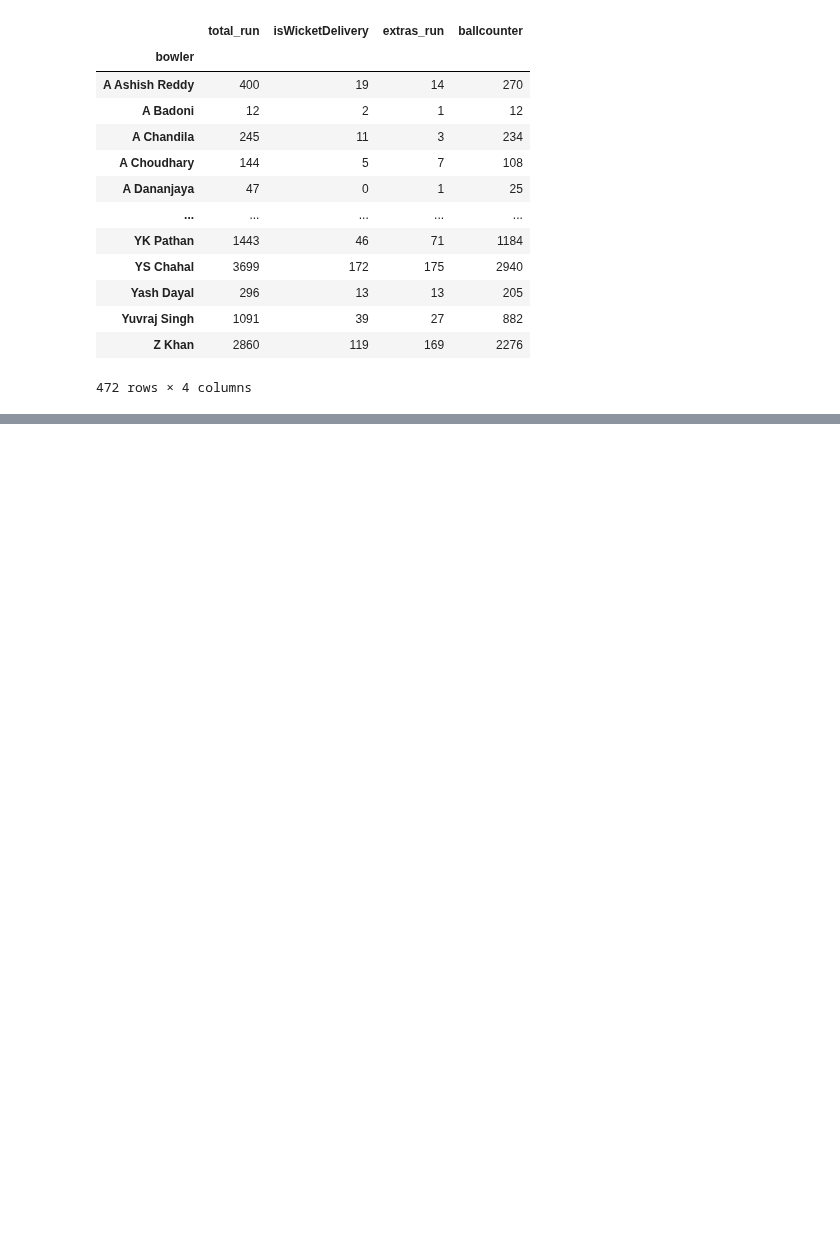
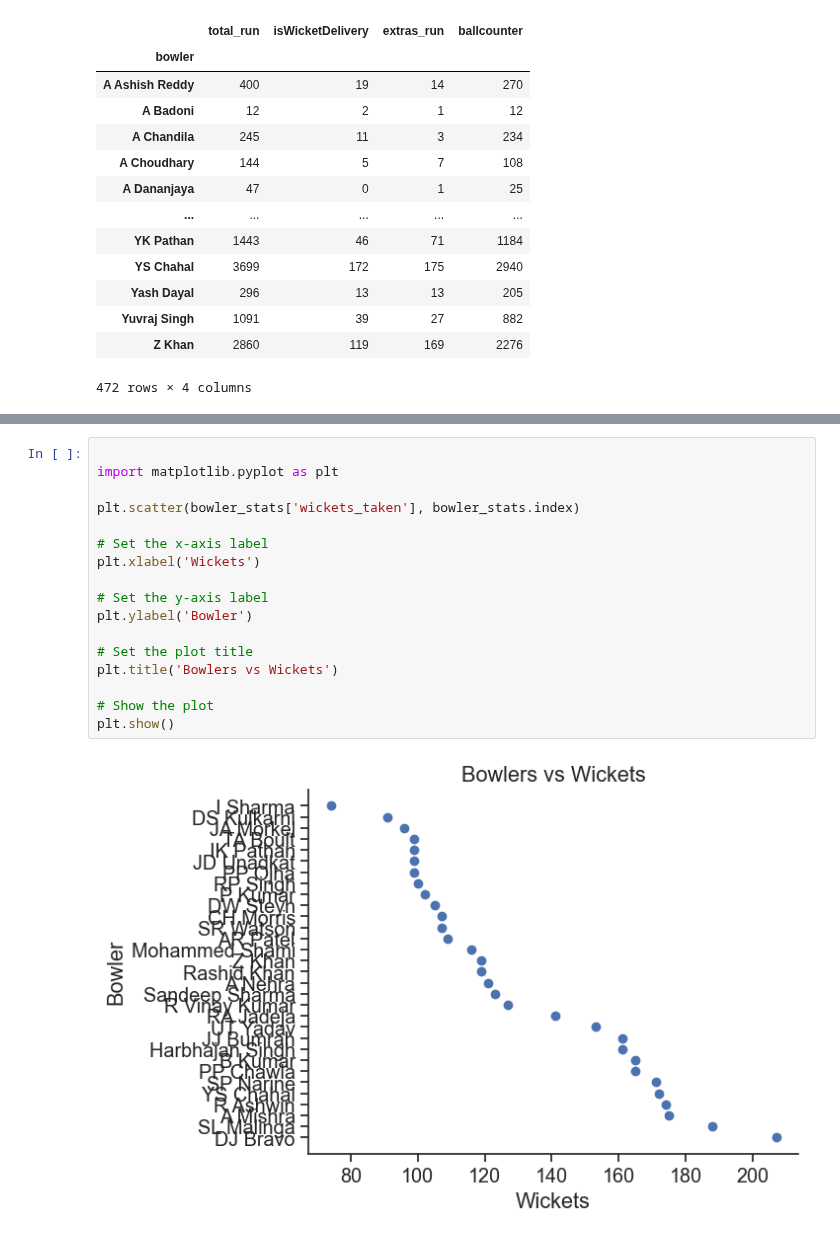
Before and after one commit to ubco-W2022T2-data301/project-group-group60, a Jupyter notebook: analysis/analysis2.ipynb, the cells around one changed output, grey strips where cells are left out. Drawn from its saved outputs; the diff is of its cells as text; blank space fills up the shorter version.

```diff
--- a/analysis/analysis2.ipynb
+++ b/analysis/analysis2.ipynb
@@ -134,0 +125,19 @@ plt.show()
+# %%
+
+import matplotlib.pyplot as plt
+
+plt.scatter(bowler_stats['wickets_taken'], bowler_stats.index)
+
+# Set the x-axis label
+plt.xlabel('Wickets')
+
+# Set the y-axis label
+plt.ylabel('Bowler')
+
+# Set the plot title
+plt.title('Bowlers vs Wickets')
+
+# Show the plot
+plt.show()
+# %% [output]
+[figure, added]
```
Also changed, not shown: parts of 8 cells of this notebook.
